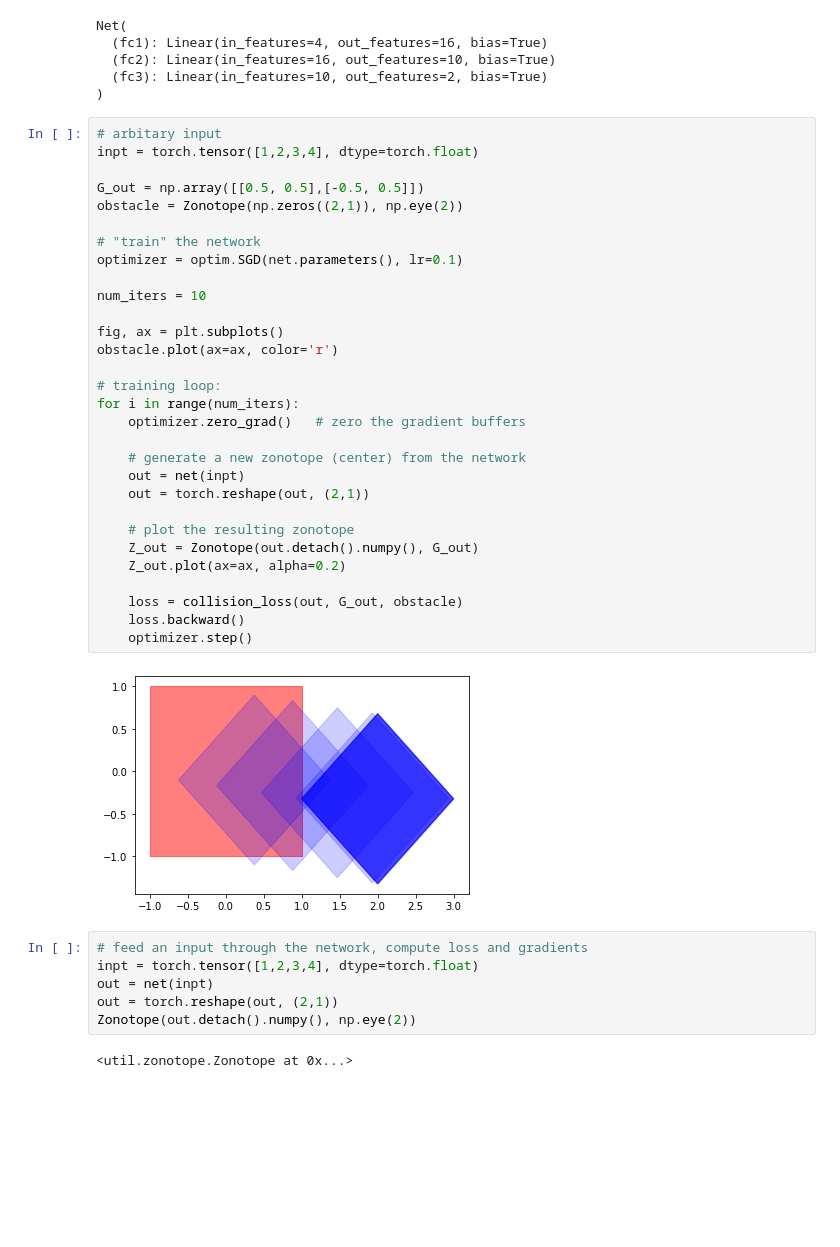
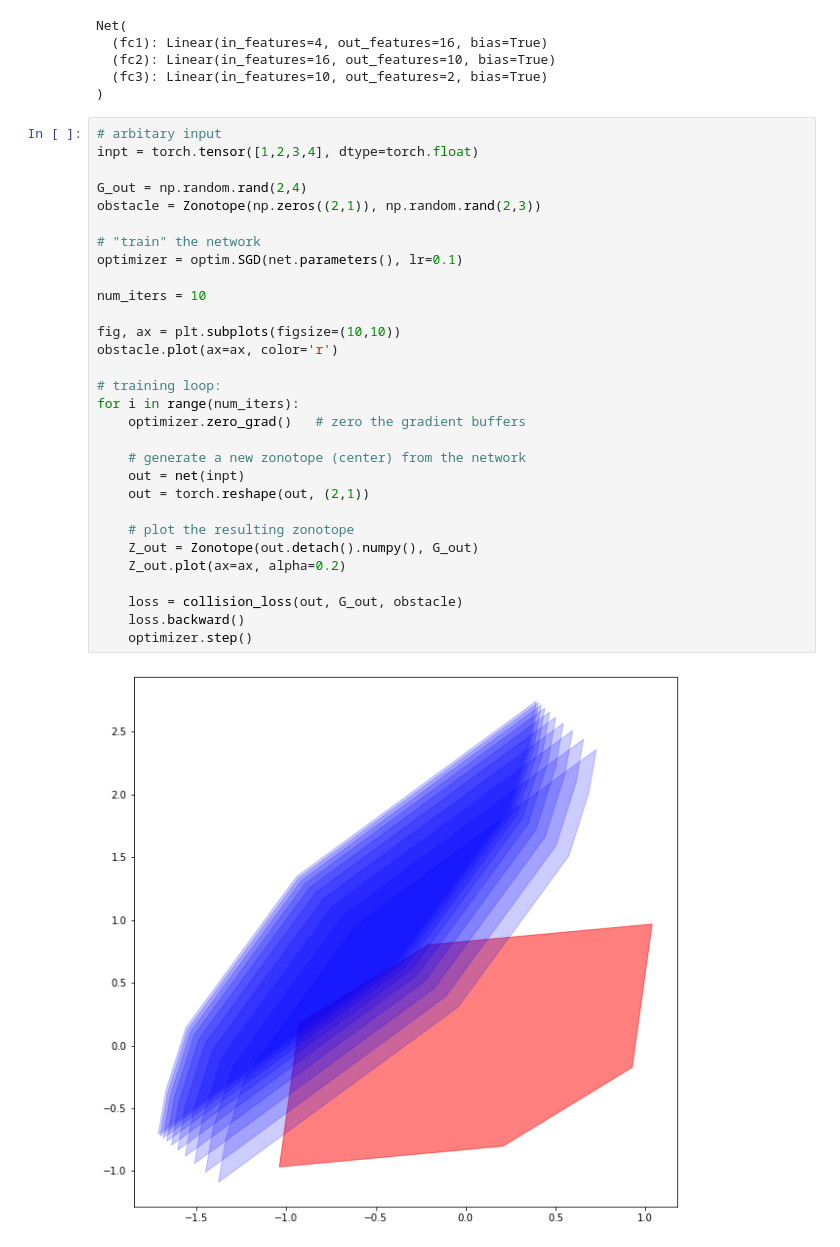
Before and after one commit to Stanford-NavLab/constrained-nn-training, a Jupyter notebook: zono_nn.ipynb, the cells around one changed output. Saved outputs shown, nothing was run; the diff lists cells and outputs as text; blank space fills up the shorter version.

```diff
--- a/zono_nn.ipynb
+++ b/zono_nn.ipynb
@@ -96,40 +96,32 @@ Net(
 # %%
 # arbitary input
 inpt = torch.tensor([1,2,3,4], dtype=torch.float)
 
-G_out = np.array([[0.5, 0.5],[-0.5, 0.5]])
-obstacle = Zonotope(np.zeros((2,1)), np.eye(2))
+G_out = np.random.rand(2,4)
+obstacle = Zonotope(np.zeros((2,1)), np.random.rand(2,3))
 
 # "train" the network
 optimizer = optim.SGD(net.parameters(), lr=0.1)
 
 num_iters = 10
 
-fig, ax = plt.subplots()
+fig, ax = plt.subplots(figsize=(10,10))
 obstacle.plot(ax=ax, color='r')
 
 # training loop:
 for i in range(num_iters):
     optimizer.zero_grad()   # zero the gradient buffers
 
     # generate a new zonotope (center) from the network
     out = net(inpt)
     out = torch.reshape(out, (2,1))
 
     # plot the resulting zonotope
     Z_out = Zonotope(out.detach().numpy(), G_out)
     Z_out.plot(ax=ax, alpha=0.2)
 
     loss = collision_loss(out, G_out, obstacle)
     loss.backward()
     optimizer.step()
 # %% [output]
-[figure, old version]
+[figure, new version]
-# %%
-# feed an input through the network, compute loss and gradients
-inpt = torch.tensor([1,2,3,4], dtype=torch.float)
-out = net(inpt)
-out = torch.reshape(out, (2,1))
-Zonotope(out.detach().numpy(), np.eye(2))
-# %% [output]
-<util.zonotope.Zonotope at 0x...>
```
Also changed, not shown: parts of 2 cells of this notebook, 3 other files.
